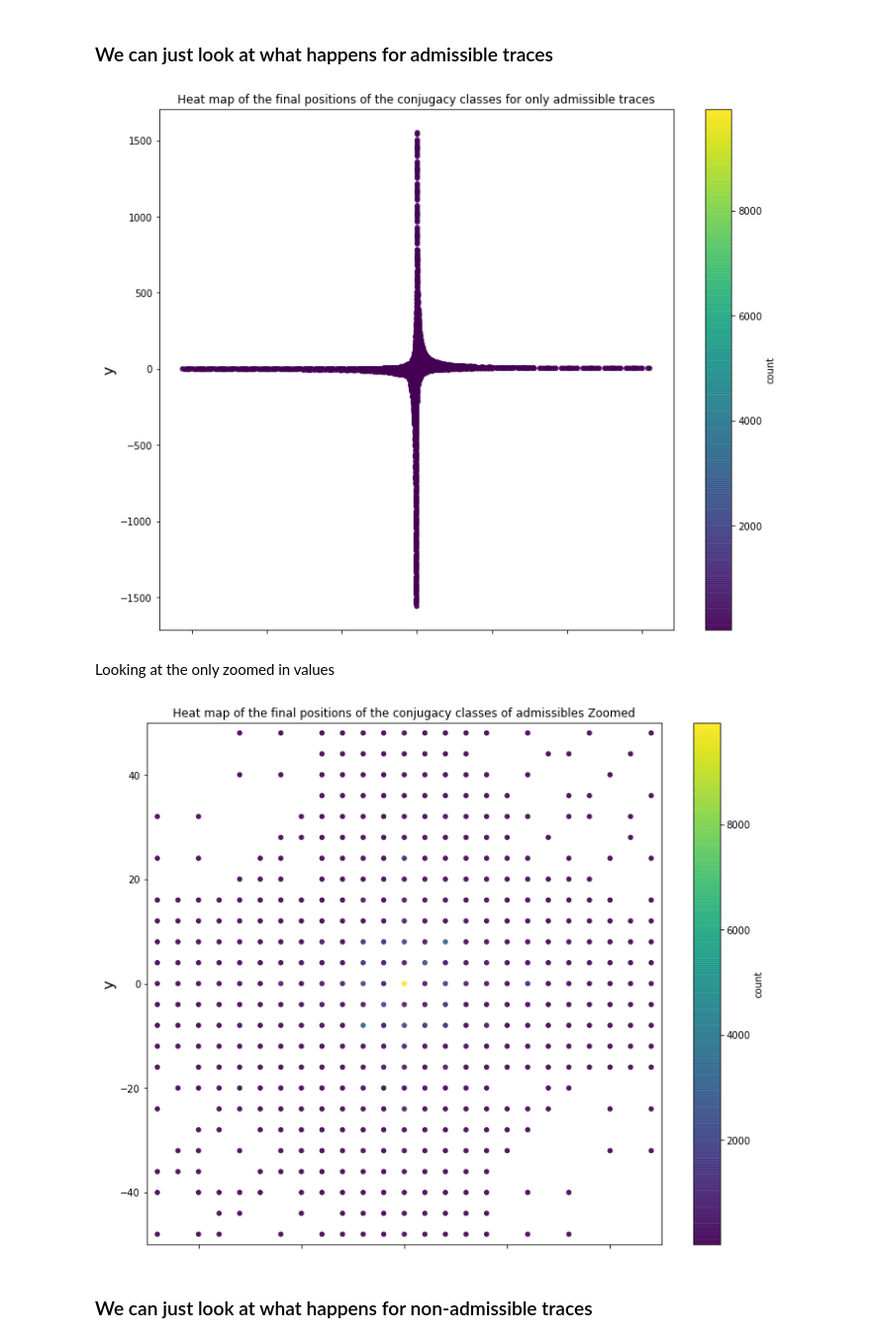
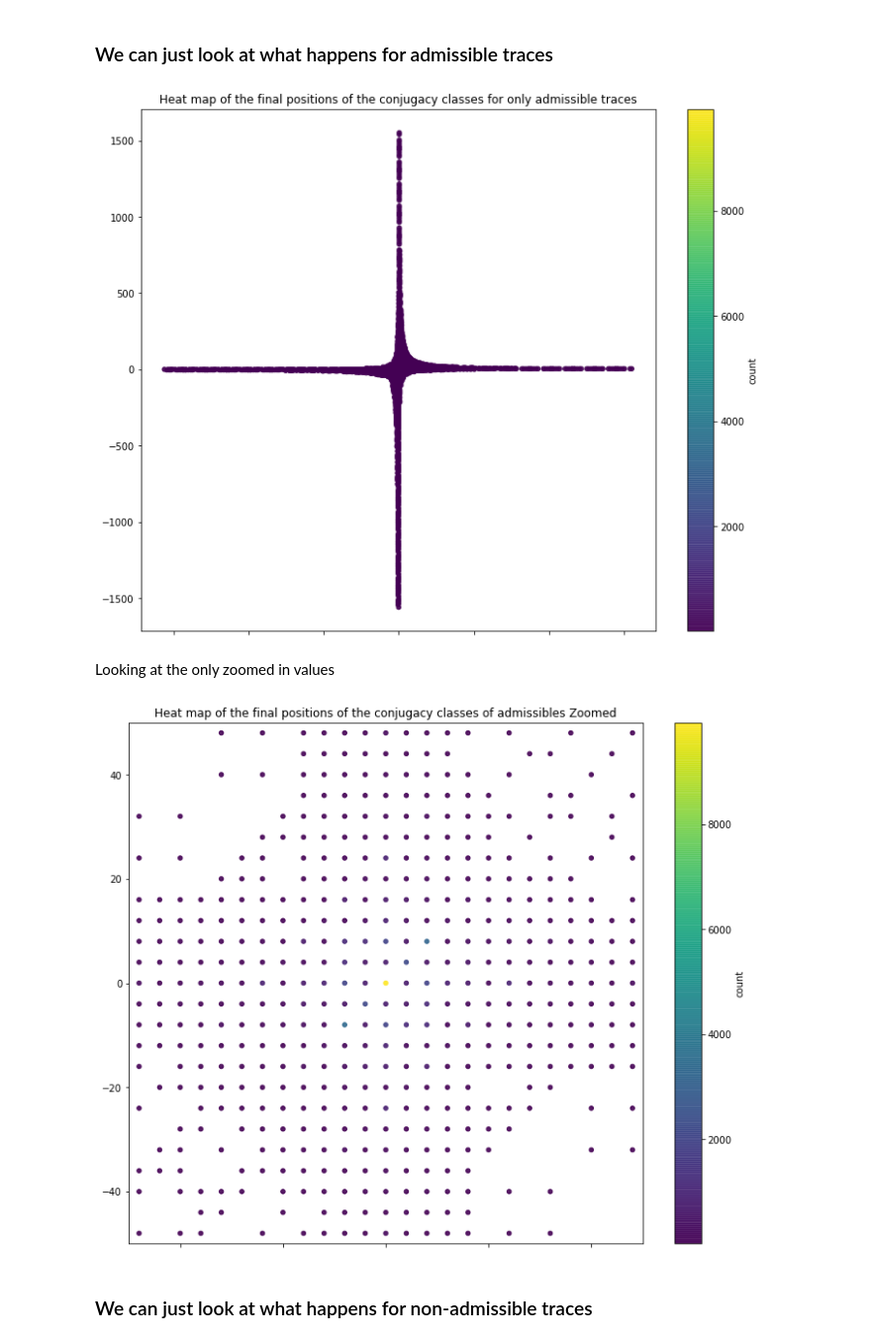
Before and after one commit to BrookeOgrodnik/CommutatorSubgroups, a Jupyter notebook: PythonCode/Walks_of_traces.ipynb, the cells around one changed output. Shown at 99% size. Drawn from its saved outputs; the diff is of its cells as text; code cells hidden in the pictures.

```diff
--- a/PythonCode/Walks_of_traces.ipynb
+++ b/PythonCode/Walks_of_traces.ipynb
@@ -110,26 +114,26 @@ dataframeCreate_admis.plot(kind="scatter", x = "xval", y = "yval",
              alpha = .9, figsize=(12,10), c="count",cmap = plt.get_cmap("viridis"),
              colorbar=True)
 plt.title("Heat map of the final positions of the conjugacy classes for only admissible traces")
-plt.xlabel("x", fontsize=16)
-plt.ylabel("y", fontsize=16)
+#plt.xlabel("x", fontsize=16)
+plt.ylabel("", fontsize=16)
 
 plt.show()
 # %% [output]
-[figure, old version]
+[figure, new version]
 # %% [markdown]
 Looking at the only zoomed in values
 # %%
 dataframeCreate_admis.plot(kind="scatter", x = "xval", y = "yval",
              alpha = .9, figsize=(12,10), c="count",cmap = plt.get_cmap("viridis"),
              colorbar=True)
 plt.title("Heat map of the final positions of the conjugacy classes of admissibles Zoomed")
-plt.xlabel("x", fontsize=16)
-plt.ylabel("y", fontsize=16)
+#plt.xlabel("x", fontsize=16)
+plt.ylabel("", fontsize=16)
 plt.xlim(-50,50)
 plt.ylim(-50, 50)
 plt.show()
 # %% [output]
-[figure, old version]
+[figure, new version]
 # %% [markdown]
 ### We can just look at what happens for non-admissible traces
 # %%
```
Also changed, not shown: parts of 5 cells of this notebook, 1 other file.
